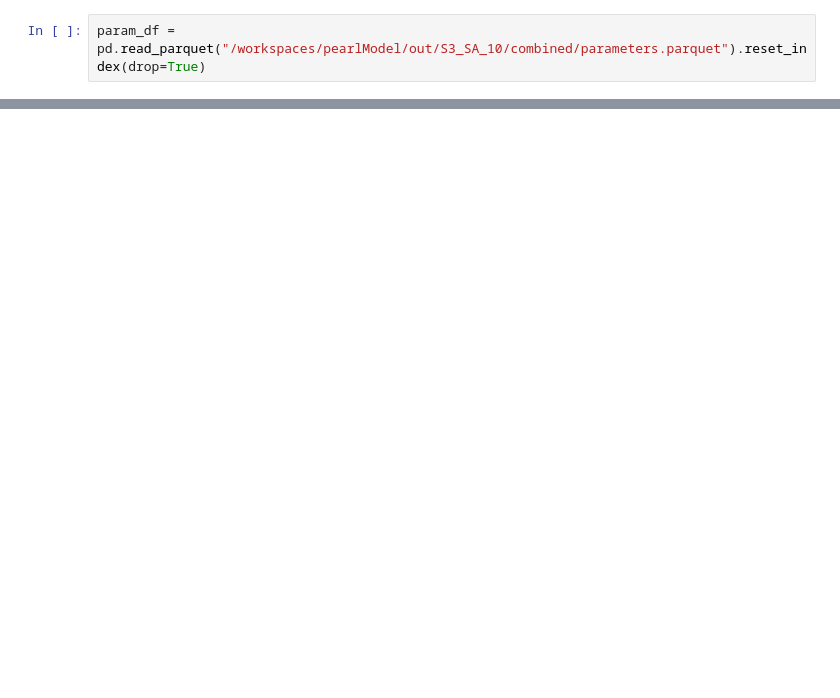
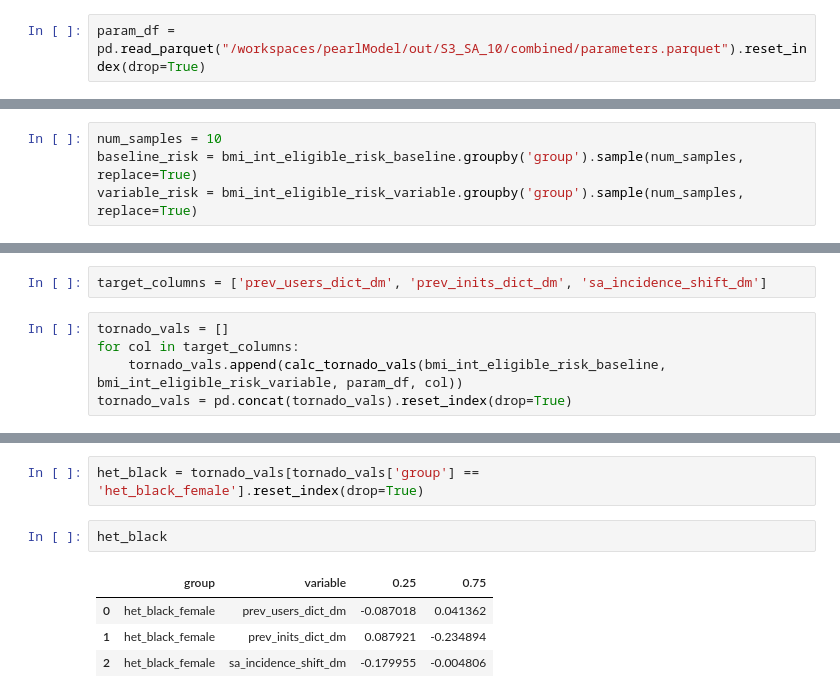
Before and after one commit to PearlHivModelingTeam/pearlModel, a Jupyter notebook: scripts/sa_notebook.ipynb, the cells around one changed output, grey strips where cells are left out. Cells and saved outputs as stored; diff of their text form; blank space fills up the shorter version.

```diff
--- a/scripts/sa_notebook.ipynb
+++ b/scripts/sa_notebook.ipynb
@@ -99,0 +39,4 @@ plt.figure(figsize=(6.5,8))
+# %%
+num_samples = 10
+baseline_risk = bmi_int_eligible_risk_baseline.groupby('group').sample(num_samples, replace=True)
+variable_risk = bmi_int_eligible_risk_variable.groupby('group').sample(num_samples, replace=True)
@@ -99,0 +84,7 @@ plt.figure(figsize=(6.5,8))
+# %%
+target_columns = ['prev_users_dict_dm', 'prev_inits_dict_dm', 'sa_incidence_shift_dm']
+# %%
+tornado_vals = []
+for col in target_columns:
+    tornado_vals.append(calc_tornado_vals(bmi_int_eligible_risk_baseline, bmi_int_eligible_risk_variable, param_df, col))
+tornado_vals = pd.concat(tornado_vals).reset_index(drop=True)
@@ -99,0 +111,9 @@ plt.figure(figsize=(6.5,8))
+# %%
+het_black = tornado_vals[tornado_vals['group'] == 'het_black_female'].reset_index(drop=True)
+# %%
+het_black
+# %% [output]
+|  | group | variable | 0.25 | 0.75 |
+| 0 | het_black_female | prev_users_dict_dm | -0.087018 | 0.041362 |
+| 1 | het_black_female | prev_inits_dict_dm | 0.087921 | -0.234894 |
+| 2 | het_black_female | sa_incidence_shift_dm | -0.179955 | -0.004806 |
```
Also changed, not shown: parts of 16 cells of this notebook, 7 other files.
